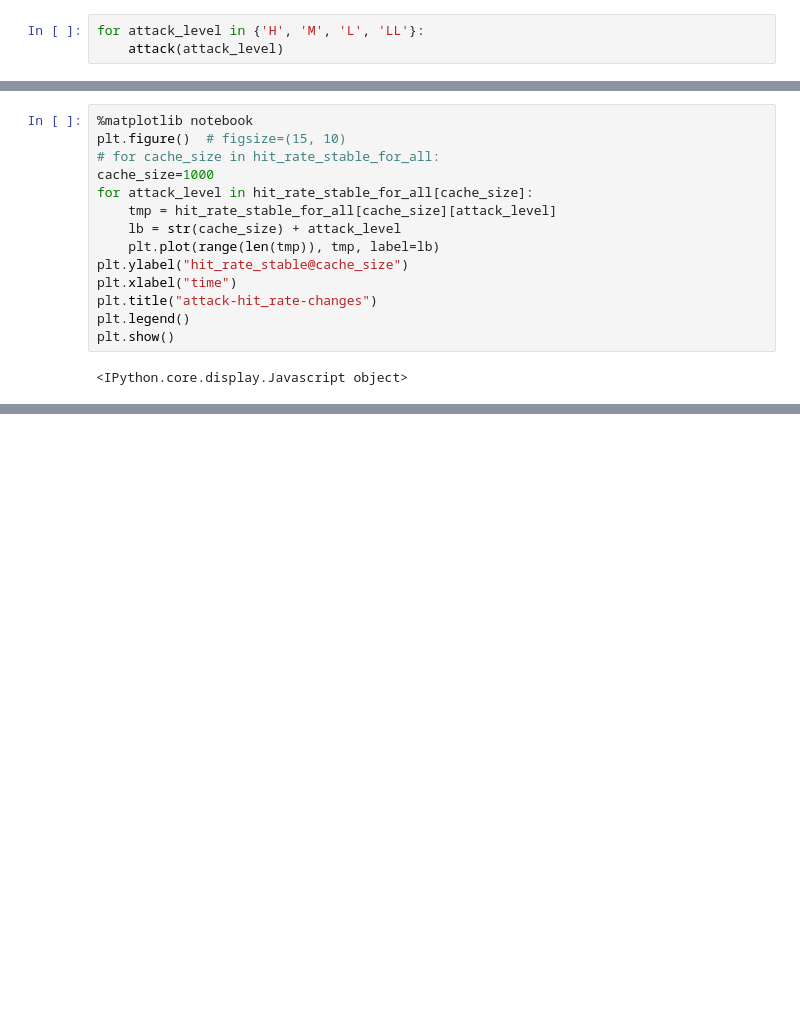
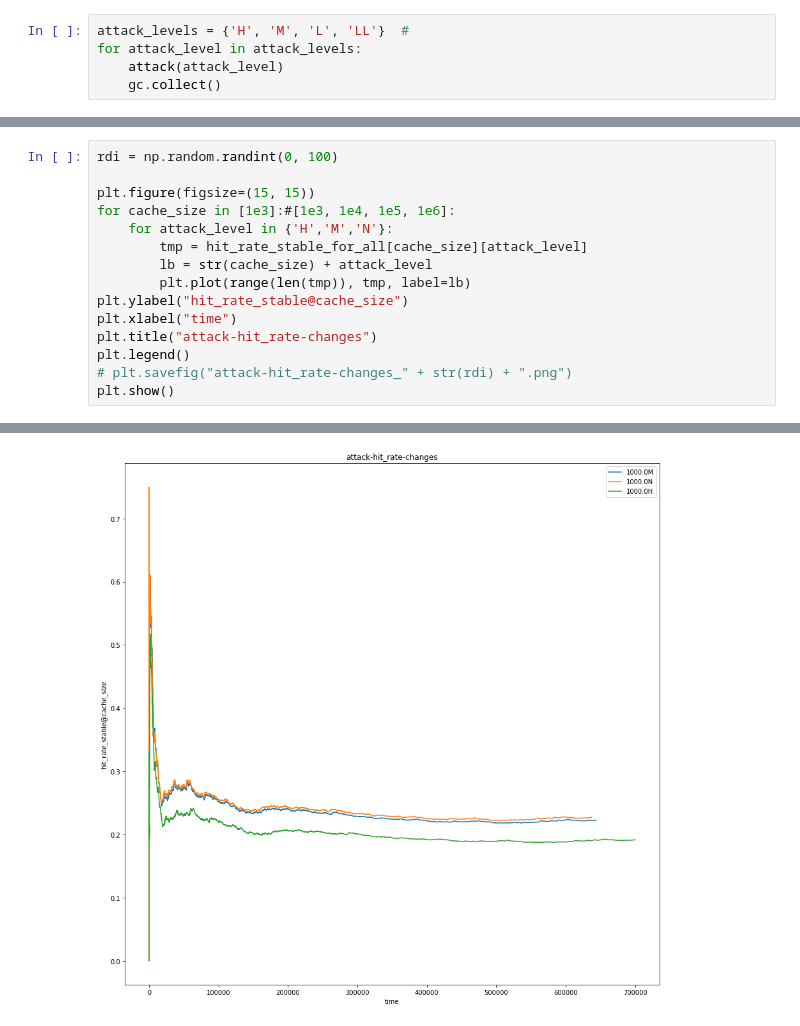
Before and after one commit to Liyunfan1998/CDN-simulation, a Jupyter notebook: simulate_notebook.ipynb, the cells around one changed output, grey strips where cells are left out. Saved outputs shown, nothing was run; the diff lists cells and outputs as text; blank space fills up the shorter version.

```diff
--- a/simulate_notebook.ipynb
+++ b/simulate_notebook.ipynb
@@ -89,4 +105,6 @@ def attack(attack_level):
 # %%
-for attack_level in {'H', 'M', 'L', 'LL'}:
+attack_levels = {'H', 'M', 'L', 'LL'}  #
+for attack_level in attack_levels:
     attack(attack_level)
+    gc.collect()
 # %% [output]
@@ -167,16 +131,16 @@ attack: 0.9175619922782138
 # %%
-%matplotlib notebook
-plt.figure()  # figsize=(15, 10)
-# for cache_size in hit_rate_stable_for_all:
-cache_size=1000
-for attack_level in hit_rate_stable_for_all[cache_size]:
-    tmp = hit_rate_stable_for_all[cache_size][attack_level]
-    lb = str(cache_size) + attack_level
-    plt.plot(range(len(tmp)), tmp, label=lb)
+rdi = np.random.randint(0, 100)
+
+plt.figure(figsize=(15, 15))
+for cache_size in [1e3]:#[1e3, 1e4, 1e5, 1e6]:
+    for attack_level in {'H','M','N'}:
+        tmp = hit_rate_stable_for_all[cache_size][attack_level]
+        lb = str(cache_size) + attack_level
+        plt.plot(range(len(tmp)), tmp, label=lb)
 plt.ylabel("hit_rate_stable@cache_size")
 plt.xlabel("time")
 plt.title("attack-hit_rate-changes")
 plt.legend()
+# plt.savefig("attack-hit_rate-changes_" + str(rdi) + ".png")
 plt.show()
 # %% [output]
-<IPython.core.display.Javascript object>
@@ -183,0 +147 @@ plt.show()
+[figure, added]
```
Also changed, not shown: parts of 13 cells of this notebook, 11 other files.
